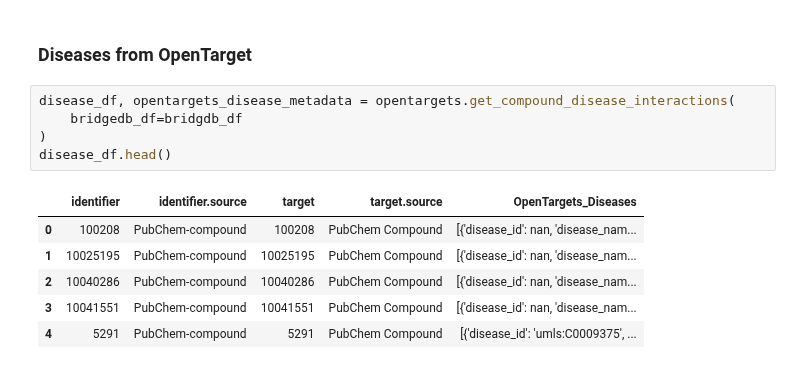
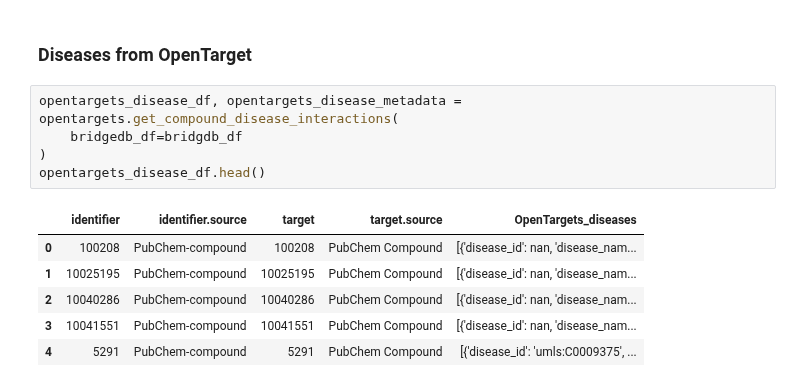
Before and after one commit to BioDataFuse/pyBiodatafuse, a Jupyter notebook: examples/metabolite_workflow.ipynb, the cells around one changed output. Drawn from its saved outputs; the diff is of its cells as text.

```diff
--- a/examples/metabolite_workflow.ipynb
+++ b/examples/metabolite_workflow.ipynb
@@ -55,12 +62,12 @@ bridgdb_df.head()
 # %% [markdown]
 ### Diseases from OpenTarget
 # %%
-disease_df, opentargets_disease_metadata = opentargets.get_compound_disease_interactions(
+opentargets_disease_df, opentargets_disease_metadata = opentargets.get_compound_disease_interactions(
     bridgedb_df=bridgdb_df
 )
-disease_df.head()
+opentargets_disease_df.head()
 # %% [output]
-|  | identifier | identifier.source | target | target.source | OpenTargets_Diseases |
+|  | identifier | identifier.source | target | target.source | OpenTargets_diseases |
 | 0 | 100208 | PubChem-compound | 100208 | PubChem Compound | [{'disease_id': nan, 'disease_nam... |
 | 1 | 10025195 | PubChem-compound | 10025195 | PubChem Compound | [{'disease_id': nan, 'disease_nam... |
 | 2 | 10040286 | PubChem-compound | 10040286 | PubChem Compound | [{'disease_id': nan, 'disease_nam... |
```
Also changed, not shown: parts of 13 cells of this notebook.
